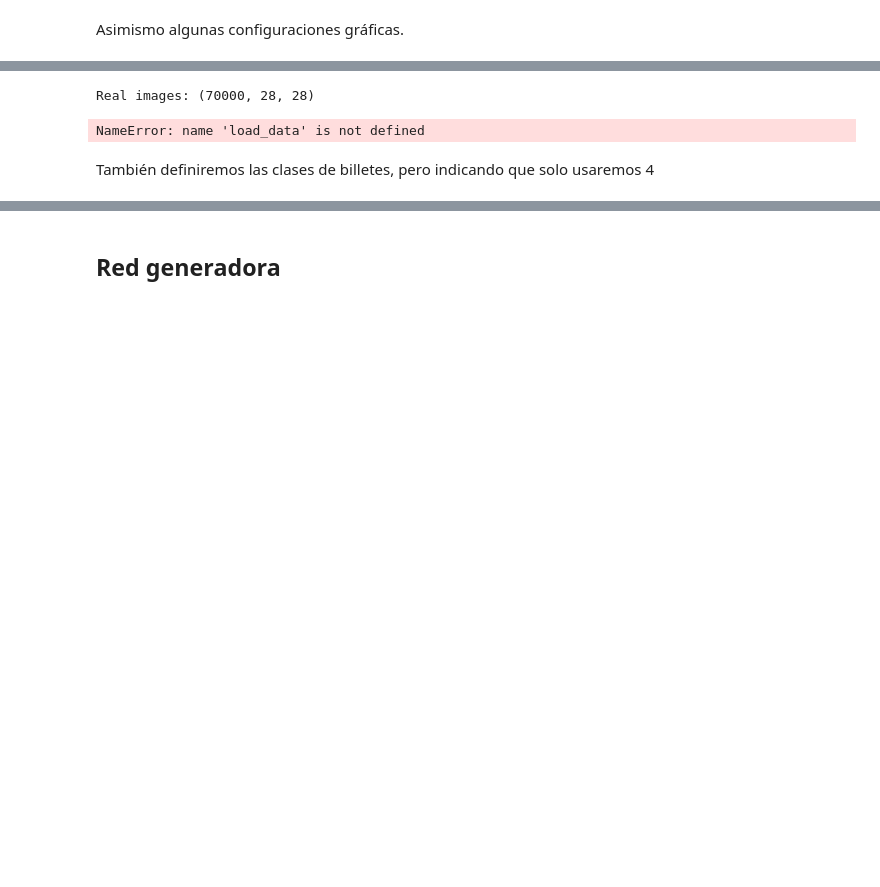
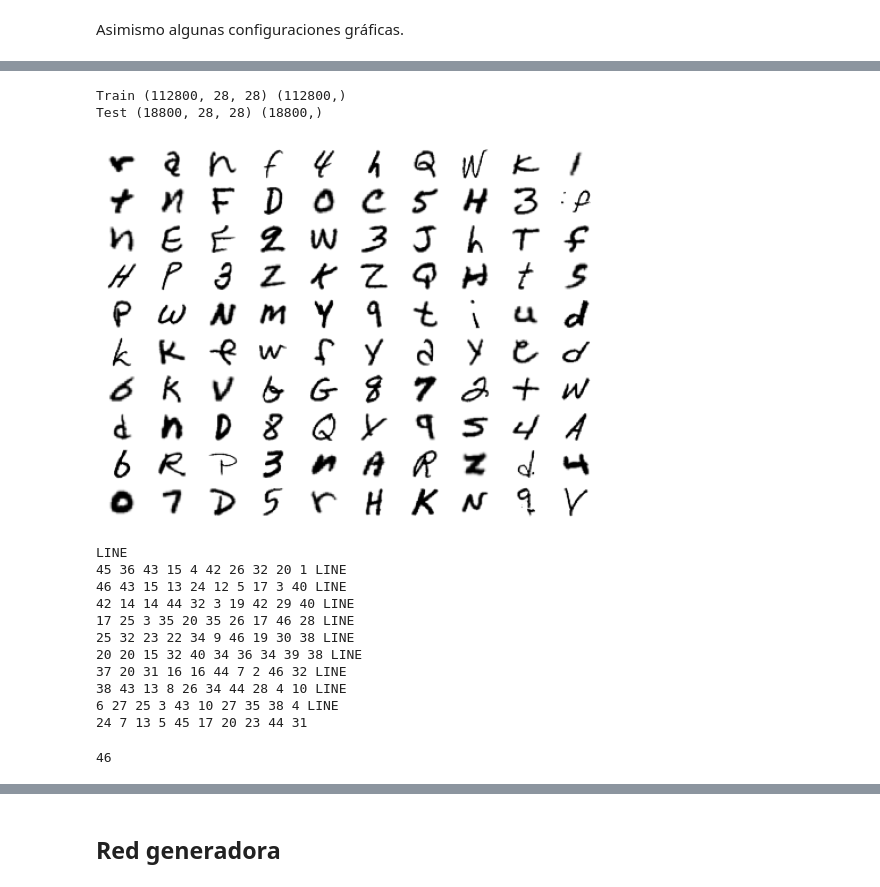
Before and after one commit to tardisfromtornspace/Agentes-Inteligentes, a Jupyter notebook: ACGAN-Algigantix.ipynb, the cells around one changed output, grey strips where cells are left out. Cells and saved outputs as stored; diff of their text form; code cells hidden in the pictures; blank space fills up the shorter version.

```diff
--- a/ACGAN-Algigantix.ipynb
+++ b/ACGAN-Algigantix.ipynb
@@ -92,26 +119,0 @@ WIDTH, HEIGHT, CHANNELS = 640, 480, 3
-# %%
-# Cargar imágenes TO-DO clasificar chicos, id buscando como cargar imágenes
-# TO-DO BUSCAD COMO CARGAR IMAGENES NUESTRAS
-
-(x_train, _), (x_test, _) = tf.keras.datasets.mnist.load_data() #load_data()
-dataset = np.concatenate((x_train, x_test))
-
-print(f'Real images: {dataset.shape}')
-
-
-# plot raw pixel data
-
-# plot images from the training dataset
-for i in range(100):
- # define subplot
- plt.subplot(10, 10, 1 + i)
- # turn off axis
- plt.axis('off')
- # plot raw pixel data
- plt.imshow(dataset[i])
-plt.show()
-# %% [output]
-Real images: (70000, 28, 28)
-NameError: name 'load_data' is not defined
-# %% [markdown]
-También definiremos las clases de billetes, pero indicando que solo usaremos 4
@@ -129,0 +120,50 @@ num_billetes = 4
+# %%
+# Cargamos las imágenes en la memoria
+
+(trainX, trainy) = extract_training_samples('balanced')
+(testX, testy) = extract_test_samples('balanced')
+
+#(trainX, trainy), (testX, testy) = tf.keras.datasets.mnist.load_data()#load_data()
+print('Train', trainX.shape, trainy.shape)
+print('Test', testX.shape, testy.shape)
+
+# Pintamos algunas imágenes para ver que se han cargado
+for i in range(100):
+ # define subplot
+ plt.subplot(10, 10, 1 + i)
+ # turn off axis
+ plt.axis('off')
+ # plot raw pixel data
+ plt.imshow(trainX[i], cmap='gray_r')
+plt.show()
+for i in range(100):
+    if i%10 == 0:
+        print("LINE ")
+    print(trainy[i], end= " ")
+# %% [output]
+Train (112800, 28, 28) (112800,)
+Test (18800, 28, 28) (18800,)
+[figure, added]
+LINE
+45 36 43 15 4 42 26 32 20 1 LINE
+46 43 15 13 24 12 5 17 3 40 LINE
+42 14 14 44 32 3 19 42 29 40 LINE
+17 25 3 35 20 35 26 17 46 28 LINE
+25 32 23 22 34 9 46 19 30 38 LINE
+20 20 15 32 40 34 36 34 39 38 LINE
+37 20 31 16 16 44 7 2 46 32 LINE
+38 43 13 8 26 34 44 28 4 10 LINE
+6 27 25 3 43 10 27 35 38 4 LINE
+24 7 13 5 45 17 20 23 44 31
+# %%
+# Nos aseguramos que el máximo es el que dice ser
+def masAlto(trainy):
+    max = -1
+    for i in range(len(trainy)):
+        if trainy[i] > max:
+            max = trainy[i]
+    print(max)
+
+masAlto(trainy)
+# %% [output]
+46
```
Also changed, not shown: parts of 35 cells of this notebook.
